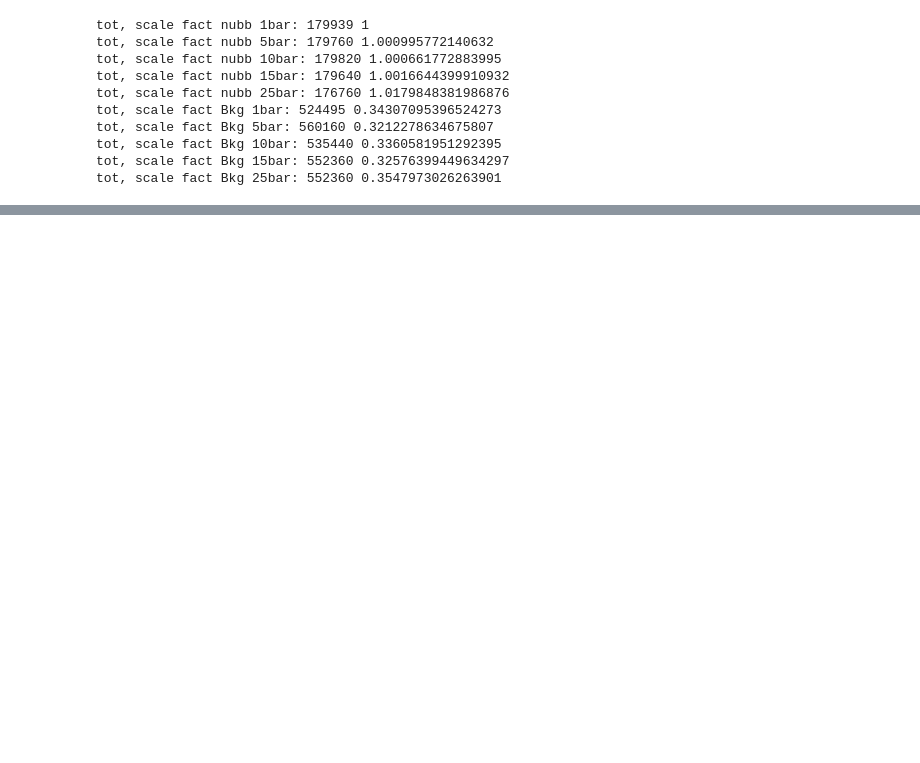
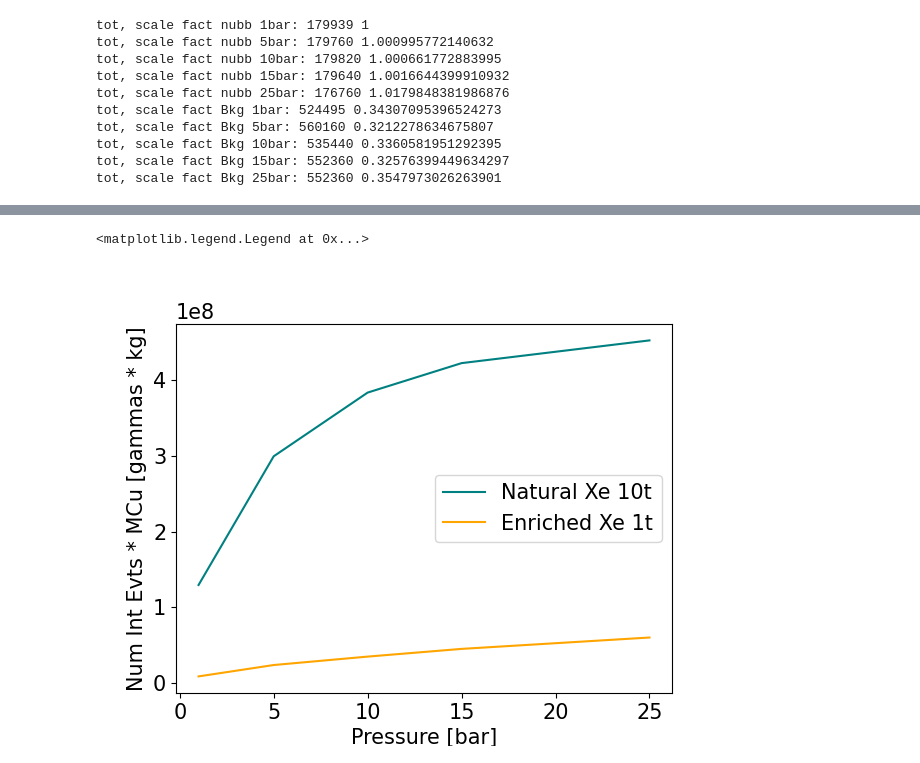
Before and after one commit to kvjmistry/ATPC, a Jupyter notebook: notebooks/TrackAnalysisPressures.ipynb, the cells around one changed output, grey strips where cells are left out. Drawn from its saved outputs; the diff is of its cells as text; code cells hidden in the pictures; blank space fills up the shorter version.

```diff
--- a/notebooks/TrackAnalysisPressures.ipynb
+++ b/notebooks/TrackAnalysisPressures.ipynb
@@ -989,0 +978,28 @@ Pressure:  25  Acceptance: 6.32064e-07 Activity [muBq] 0.0017337332886876989 Rat
+# %%
+# Plot the number of events interacting in the window vs mass Cu
+
+def CalcMass(det_size):
+    rho_Cu   = 8960 # kg/m^3
+    return rho_Cu * ( (det_size+2e-2)**3 - det_size**3 )
+
+Int_Win_Bi = np.array([457, 3590, 8341, 14095, 26336])
+
+MCu = np.array([6.000, 3.508, 2.784, 2.432, 2.052])
+MCu = CalcMass(MCu)
+
+Int_Win_Bi_nat = np.array([1441, 9719,19750,28506,42879])
+
+MCu_nat = np.array([12.92, 7.56, 6, 5.24, 4.42])
+MCu_nat = CalcMass(MCu_nat)
+
+
+plt.figure()
+plt.plot(pressures, Int_Win_Bi_nat*MCu_nat, label = "Natural Xe 10t", color="Teal")
+plt.plot(pressures, Int_Win_Bi*MCu, label = "Enriched Xe 1t", color="Orange")
+# plt.semilogy()
+plt.xlabel("Pressure [bar]")
+plt.ylabel("Num Int Evts * MCu [gammas * kg]")
+plt.legend()
+# %% [output]
+<matplotlib.legend.Legend at 0x...>
+[figure, added]
```
Also changed, not shown: parts of 8 cells of this notebook, 1 other file.
